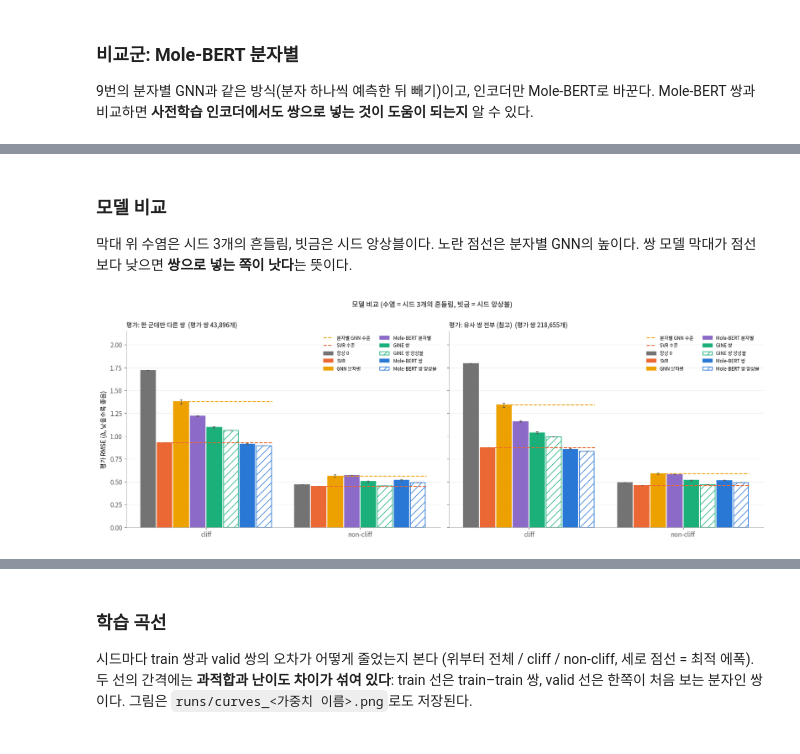
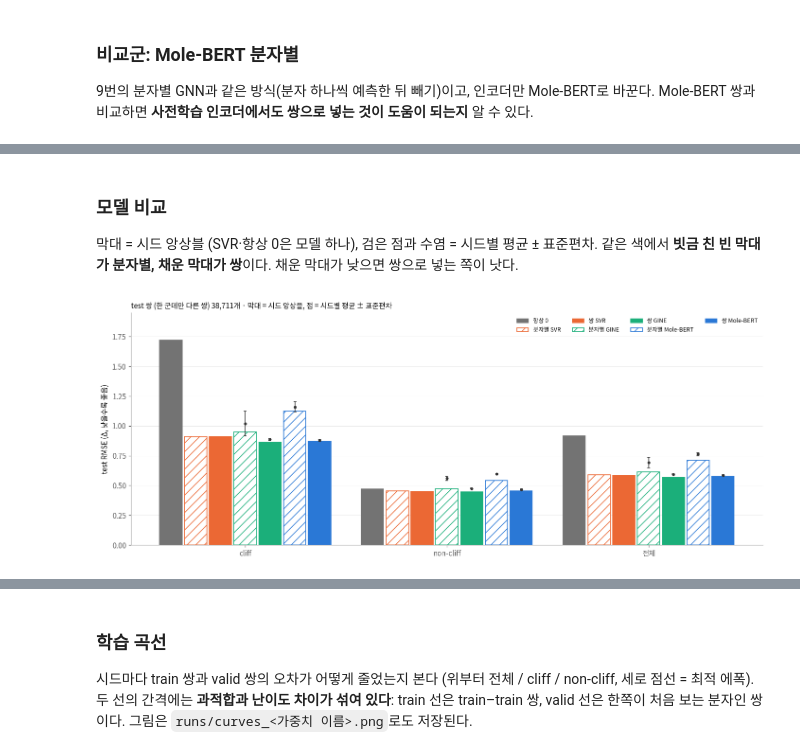
Before and after one commit to dlrudgms1234-commits/capstone, a Jupyter notebook: ac_pipeline.ipynb, the cells around one changed output, grey strips where cells are left out. Drawn from its saved outputs; the diff is of its cells as text; code cells hidden in the pictures.

```diff
--- a/ac_pipeline.ipynb
+++ b/ac_pipeline.ipynb
@@ -1344,13 +1293,13 @@ class MolModel(nn.Module):
     def __init__(self):
         super().__init__()
         self.mol = GNN()
-        self.head = make_head(HIDDEN + len(DEV_TARGETS))   # 쌍 모델과 같은 헤드 (HEAD 옵션)
+        self.head = make_head(HIDDEN + len(DEV_TARGETS))   # 쌍 모델과 같은 헤드 (1024 → 1024 → 1)
 
     def forward(self, g, tgt):
-        h = readout(self.mol(g), g.batch)
+        h = global_mean_pool(self.mol(g), g.batch)
         return self.head(torch.cat([h, F.one_hot(tgt, len(DEV_TARGETS)).float()], 1)).squeeze(1)
 
-MOL_PATIENCE = 20   # 한 epoch에 보는 양이 쌍보다 훨씬 적어 쌍 모델(8)보다 길게 기다린다
+MOL_PATIENCE = 20   # valid 분자 활성 오차로 멈춘다. 한 에폭에 보는 양이 쌍보다 훨씬 적어 쌍 모델(8)보다 길게 기다린다
 # 분자는 3.1만 개라 epoch당 학습 횟수가 쌍(13.5만~70만)보다 훨씬 적다. 200에서는 시드 3개 모두
 # 상한에 걸려 멈췄다(최적 197~199) → 상한을 넉넉히 두고 patience로 멈춘다
 MOL_EPOCHS = 1000
@@ -1382,7 +1331,7 @@ def train_mol(seed, tag, make_model=None, gdict=None):
         return model
     tr, va = MOLS[MOLS.split == 'train'], MOLS[MOLS.split == 'val']
     tr_loader, va_loader = mol_loader(tr, shuffle=True, gdict=gdict), mol_loader(va, gdict=gdict)
-    opt = (torch.optim.AdamW if OPTIM == 'adamw' else torch.optim.Adam)(model.param_groups() if hasattr(model, 'param_groups') else model.parameters(), lr=LR, weight_decay=WD)
+    opt = torch.optim.AdamW(model.param_groups() if hasattr(model, 'param_groups') else model.parameters(), lr=LR, weight_decay=WD)
     best, best_state, wait, hist = float('inf'), None, 0, []
     for epoch in range(MOL_EPOCHS):
         model.train()
@@ -1390,7 +1339,6 @@ def train_mol(seed, tag, make_model=None, gdict=None):
             g, t, y = g.to(DEVICE), t.to(DEVICE), y.to(DEVICE)
             loss = ((model(g, t) - y) ** 2).mean()
             opt.zero_grad(); loss.backward(); opt.step()
-            if L2SP: [m.l2sp_pull(PT_LR * L2SP) for m in model.modules() if hasattr(m, 'l2sp_pull')]   # L2-SP: 사전학습 가중치 쪽으로
         score = rmse(mol_predict(model, va_loader), va.p)
         hist.append(dict(epoch=epoch, val=score))
         if score < best:
@@ -1408,7 +1356,7 @@ def train_mol(seed, tag, make_model=None, gdict=None):
     torch.save(best_state, path)
     return model
 
-MOL_TAG = f't{len(DEV_TARGETS)}_h{HIDDEN}_l{LAYERS}_dr{DROPOUT}_wd{WD}_ep{MOL_EPOCHS}' + {'drop_leak': '_leakdrop', 'drop_random': '_rnddrop'}.get(LEAK_MODE, '') + ARCH_TAG   # 예측 헤드 크기·분자 표현 읽기
+MOL_TAG = f't{len(DEV_TARGETS)}_h{HIDDEN}_l{LAYERS}_dr0.3_wd{WD}_ep{MOL_EPOCHS}_leakdrop_head1024_adamw'   # 가중치 파일 이름 (dr0.3은 예전 표시)
 log(f'[mol] 학습 분자 {(MOLS.split == "train").sum():,} | 검증 분자 {(MOLS.split == "val").sum():,}')
 te = (MOLS.split == 'test').values
 files = [f'{RUNS}/{k}_{MOL_TAG}_seed{s}.{x}' for s in SEEDS for k, x in [('gnnmol', 'pt'), ('histmol', 'csv')]]
@@ -1429,7 +1377,5 @@ for s in SEEDS:
     p_ = dict(zip(zip(MOLS.target, MOLS.k), p_))
     for pset in PAIRSETS.values():
         pset[f'pred_gnnmol_s{s}'] = [p_[t, j] - p_[t, i] for t, i, j in zip(pset.target, pset.i, pset.j)]
-for pset in PAIRSETS.values():
-    pset['pred_gnnmol'] = pset[f'pred_gnnmol_s{SEEDS[0]}']
 print(f'참고: SVR 분자 단위 test RMSE {rmse(np.concatenate([mol_pred[t][load(t).split == "test"] for t in DEV_TARGETS]), MOLS.p[te]):.3f}')
 # %% [output]
@@ -1593,12 +1507,12 @@ class PTMolModel(MolModel):
     def __init__(self):
         nn.Module.__init__(self)
         self.mol = MoleBERT()
-        self.head = make_head(PT_DIM + len(DEV_TARGETS))   # 쌍 모델과 같은 헤드 (HEAD 옵션)
+        self.head = make_head(PT_DIM + len(DEV_TARGETS))   # 쌍 모델과 같은 헤드
 
     def param_groups(self):
-        return [{'params': self.mol.parameters(), 'lr': PT_LR, 'weight_decay': 0.0 if L2SP else WD * PT_WD_SCALE}, {'params': self.head.parameters(), 'lr': LR}]   # L2-SP면 인코더 감쇠 끔
+        return [{'params': self.mol.parameters(), 'lr': PT_LR}, {'params': self.head.parameters(), 'lr': LR}]
 
-PTMOL_TAG = f'{MOL_TAG}_molebert' + (f'_ptlr{PT_LR}' if PT_LR != 1e-4 else '') + (f'_l2sp{L2SP}' if L2SP else '') + (f'_ptwd{PT_WD_SCALE:g}x' if PT_WD_SCALE != 1 else '')
+PTMOL_TAG = f'{MOL_TAG}_molebert'
 # --- 학습·예측
 files = [f'{RUNS}/{k}_{PTMOL_TAG}_seed{s}.{x}' for s in SEEDS for k, x in [('gnnmol', 'pt'), ('histmol', 'csv')]]
 cache = pred_cache('preds_molpt', PTMOL_TAG, files)
@@ -1697,39 +1615,25 @@ for st in RESULTS:
 # %% [markdown]
 ### 모델 비교
 
-막대 위 수염은 시드 3개의 흔들림, 빗금은 시드 앙상블이다.
-노란 점선은 분자별 GNN의 높이다. 쌍 모델 막대가 점선보다 낮으면 **쌍으로 넣는 쪽이 낫다**는 뜻이다.
+막대 = 시드 앙상블 (SVR·항상 0은 모델 하나), 검은 점과 수염 = 시드별 평균 ± 표준편차.
+같은 색에서 **빗금 친 빈 막대가 분자별, 채운 막대가 쌍**이다. 채운 막대가 낮으면 쌍으로 넣는 쪽이 낫다.
 # %%
-GROUPS = [(True, 'cliff'), (False, 'non-cliff')]
-fig, axes = plt.subplots(1, 2, figsize=(15, 5.4), sharey=True)
-for a_, (st, pset) in zip(axes, RESULTS.items()):
-    cmp, d = COMPARE[st], pset[pset.split == 'test']
-    w, mid = 0.86 / len(COMPARE[st]), (len(COMPARE[st]) - 1) / 2
-    for k_, (lbl, cols, col, hatch) in enumerate(cmp):
-        v, lo, hi = [], [], []
-        for cl, _ in GROUPS:
-            s = seed_rmse(d, cols, d.is_cliff if cl else ~d.is_cliff)
-            v.append(s.mean()); lo.append(s.mean() - s.min()); hi.append(s.max() - s.mean())
-        a_.bar(np.arange(len(GROUPS)) + (k_ - mid) * w, v, w * 0.9, color=SURFACE if hatch else col, edgecolor=col, hatch=hatch,
-               linewidth=1.1, label=lbl, zorder=2, yerr=[lo, hi], capsize=2, error_kw=dict(elinewidth=1, ecolor='0.35'))
-        if lbl == 'GNN 분자별':
-            mol_v, mol_k = v, k_
-        if lbl == 'SVR':
-            svr_v, svr_k = v, k_
-    for g_, mv in enumerate(mol_v):   # 분자별 GNN 높이를 오른쪽 쌍 모델 막대 위로 연장 → 점선보다 낮으면 쌍 입력이 낫다
-        a_.hlines(mv, g_ + (mol_k - mid - 0.45) * w, g_ + 0.43, colors=C4, linestyles='--', lw=1.4, zorder=3,
-                  label='분자별 GNN 수준' if g_ == 0 else None)
-    for g_, sv in enumerate(svr_v):   # SVR 높이도 같은 방식 → 점선보다 낮으면 SVR보다 낫다
-        a_.hlines(sv, g_ + (svr_k - mid - 0.45) * w, g_ + 0.43, colors=C2, linestyles='--', lw=1.4, zorder=3,
-                  label='SVR 수준' if g_ == 0 else None)
-    a_.set(xticks=range(len(GROUPS)), ylim=(0, 2.15))
-    a_.set_xticklabels([g[1] for g in GROUPS], fontsize=10)
-    a_.set_title(f'{LABEL[st]}  (평가 쌍 {len(d):,}개)', loc='left', fontsize=10)
-    a_.legend(fontsize=7.5, frameon=False, ncol=2, loc='upper right')
-    a_.grid(axis='x', visible=False); tidy(a_)
-axes[0].set_ylabel('평가 RMSE (Δ, 낮을수록 좋음)')
-fig.suptitle('모델 비교 (수염 = 시드 3개의 흔들림, 빗금 = 시드 앙상블)', y=1.0, fontsize=11)
+# 막대 = 시드 앙상블 (SVR·항상 0은 모델 하나), 점과 수염 = 시드별 평균 ± 표준편차. 속이 빈 막대 = 분자별, 채운 막대 = 쌍
+fig, a_ = plt.subplots(figsize=(13, 5.2))
+w, mid = 0.86 / len(MODELS), (len(MODELS) - 1) / 2
+for k_, (lbl, cols, col) in enumerate(MODELS):
+    x = np.arange(len(GROUPS)) + (k_ - mid) * w
+    mol = lbl.startswith('분자별')
+    a_.bar(x, [b_rmse(TP[group_mask(TP, cl)], ens_col(lbl, cols)) for cl, _ in GROUPS], w * 0.9,
+           color=SURFACE if mol else col, edgecolor=col, hatch='//' if mol else '', linewidth=1.1, label=lbl, zorder=2)
+    if len(cols) > 1:
+        s = np.array([seed_rmse(TP, cols, group_mask(TP, cl)) for cl, _ in GROUPS])
+        a_.errorbar(x, s.mean(1), s.std(1), fmt='o', ms=3, color='0.2', elinewidth=1, capsize=2, zorder=3)
+a_.set(xticks=range(len(GROUPS)), ylabel='test RMSE (Δ, 낮을수록 좋음)', ylim=(0, 1.95))
+a_.set_xticklabels([g[1] for g in GROUPS], fontsize=10)
+a_.legend(fontsize=8, frameon=False, ncol=4, loc='upper right'); a_.grid(axis='x', visible=False); tidy(a_)
+a_.set_title(f'test 쌍 (한 군데만 다른 쌍) {len(TP):,}개 · 막대 = 시드 앙상블, 점 = 시드별 평균 ± 표준편차', loc='left', fontsize=10)
 fig.tight_layout(); plt.show()
 # %% [output]
-[figure, old version]
+[figure, new version]
 # %%
```
Also changed, not shown: parts of 54 cells of this notebook, 15 other files.
